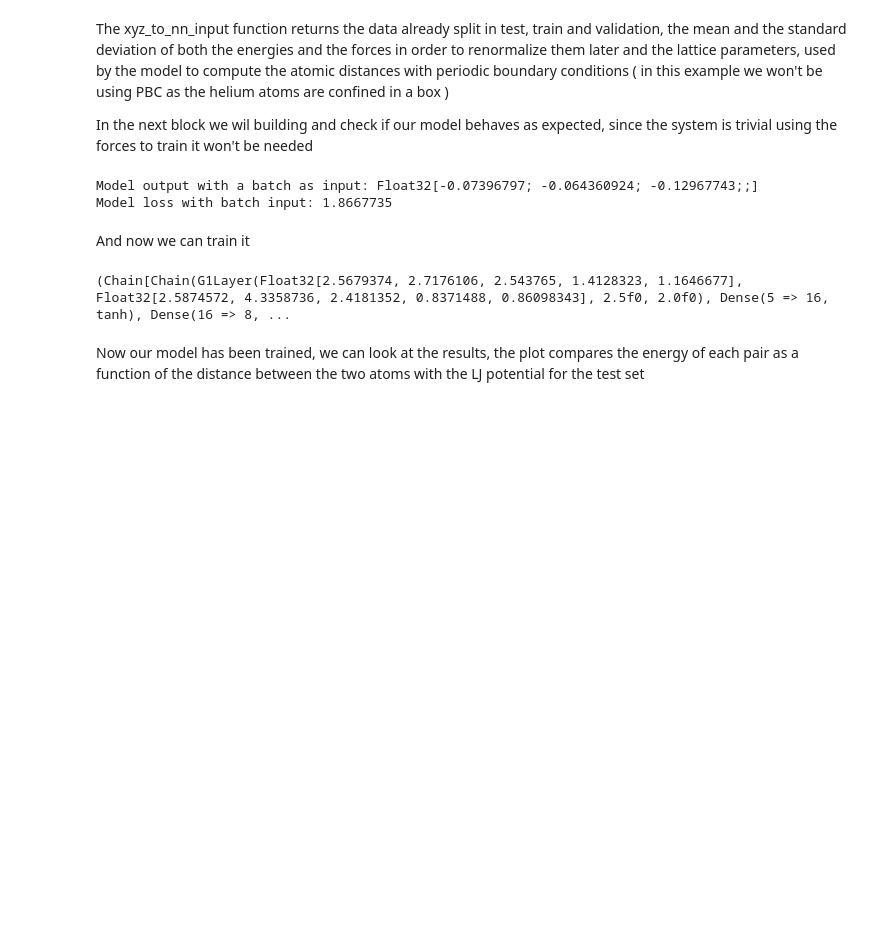
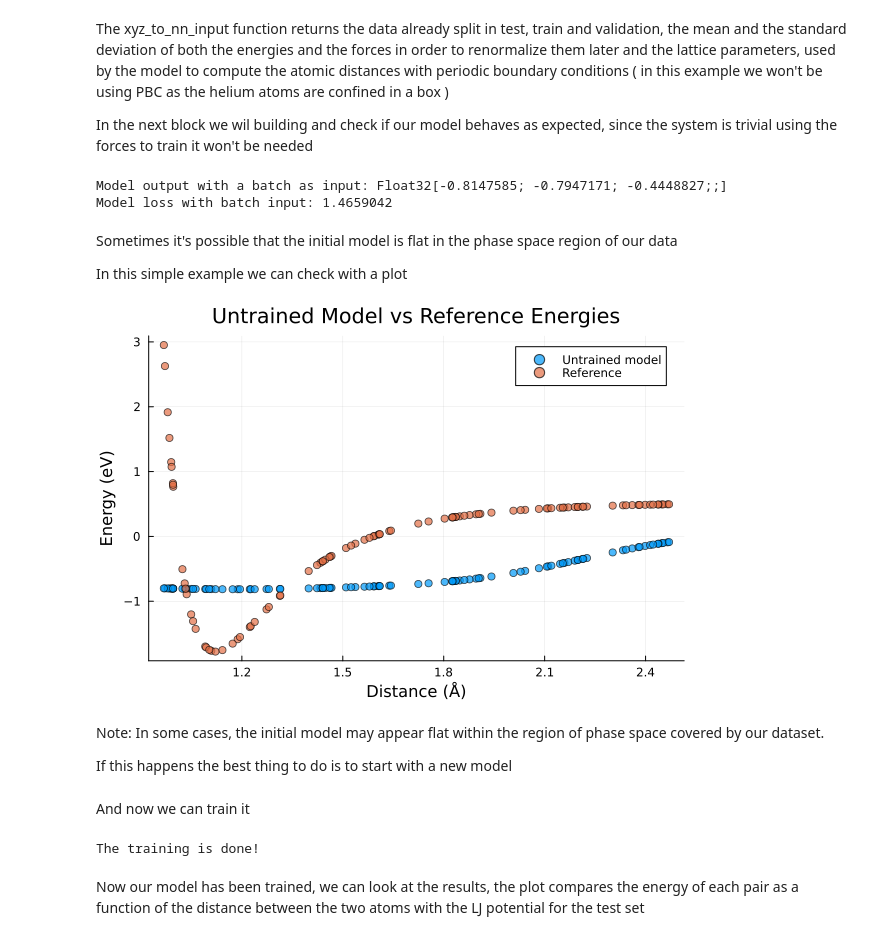
Before and after one commit to GianmarcoBiagi/SymmLearn, a Jupyter notebook: examples/Diatomic Helium Example.ipynb, the cells around one changed output. Drawn from its saved outputs; the diff is of its cells as text; code cells hidden in the pictures; blank space fills up the shorter version.

```diff
--- a/examples/Diatomic Helium Example.ipynb
+++ b/examples/Diatomic Helium Example.ipynb
@@ -42,9 +42,10 @@ The xyz_to_nn_input function returns the data already split in test, train and v
 In the next block we wil building and check if our model behaves as expected,  since the system is trivial using the forces to train it won't be needed
 # %%
 #define the model using 5 G1 symmetry functions
+N_G1 = 5
+r_cut = 3.0f0
 
-
-model = build_species_models(unique_species, species_idx, 5, 2.5f0)
+model = build_species_models(unique_species, species_idx, N_G1, r_cut; depth=1)
 
 #We can check if the model and the loss work as we expected on a small batch
 
@@ -55,12 +56,46 @@ e = extract_energies(y_batch)
 f = 0f0 # we won't need to train the model using the forces
 
 
-
 println("Model output with a batch as input: ", dispatch(x_batch , model))
 println("Model loss with batch input: ", loss(model, x_batch, e , f))
 # %% [output]
-Model output with a batch as input: Float32[-0.07396797; -0.064360924; -0.12967743;;]
-Model loss with batch input: 1.8667735
+Model output with a batch as input: Float32[-0.8147585; -0.7947171; -0.4448827;;]
+Model loss with batch input: 1.4659042
+# %% [markdown]
+Sometimes it's possible that the initial model is flat in the phase space region of our data
+
+In this simple example we can check with a plot
+# %%
+# Extract the distances: since of how the dataset is built,
+# this corresponds to the x-coordinate of the second atom
+distances = [Test_data[1][i][2].coord[1] for i in 1:size(Test_data[1], 1)]
+
+# Compute the untrained model predictions
+untrained_predictions = dispatch(Test_data[1][:,:], model)
+
+# Extract the reference energies
+energies = extract_energies(Test_data[2][:])
+
+# Create the plot
+scatter(distances, untrained_predictions;
+    label = "Untrained model",
+    xlabel = "Distance (Å)",
+    ylabel = "Energy (eV)",
+    title = "Untrained Model vs Reference Energies",
+    markersize = 4,
+    alpha = 0.7)
+
+# Overlay the reference data
+scatter!(distances, energies;
+    label = "Reference",
+    markersize = 4,
+    alpha = 0.7)
+# %% [output]
+[figure, added]
+# %% [markdown]
+Note: In some cases, the initial model may appear flat within the region of phase space covered by our dataset.
+
+If this happens the best thing to do is to start with a new model
 # %% [markdown]
 And now we can train it
 # %%
@@ -68,15 +103,15 @@ And now we can train it
 
 last_model, best_model, train_loss, val_loss = train_model!(
         model,
-        Train[1],
-        Train[2],
-        Val[1],
-        Val[2],
+        Train,
+        Val,
         loss;
-         forces = false , initial_lr = 0.1, epochs = 1000, batch_size = 32
+         forces = false , initial_lr = 0.01, epochs = 1000, batch_size = 64, patience = 50
     )
+
+    println("The training is done!")
 # %% [output]
-(Chain[Chain(G1Layer(Float32[2.5679374, 2.7176106, 2.543765, 1.4128323, 1.1646677], Float32[2.5874572, 4.3358736, 2.4181352, 0.8371488, 0.86098343], 2.5f0, 2.0f0), Dense(5 => 16, tanh), Dense(16 => 8, ...
+The training is done!
 # %% [markdown]
 Now our model has been trained, we can look at the results, the plot compares the energy of each pair as a function of the distance between the two atoms with the LJ potential for the test set
 # %%
```
Also changed, not shown: parts of 2 cells of this notebook, 3 other files.
